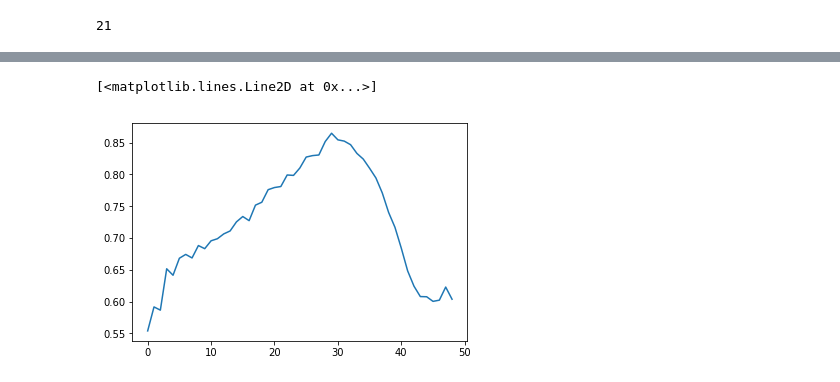
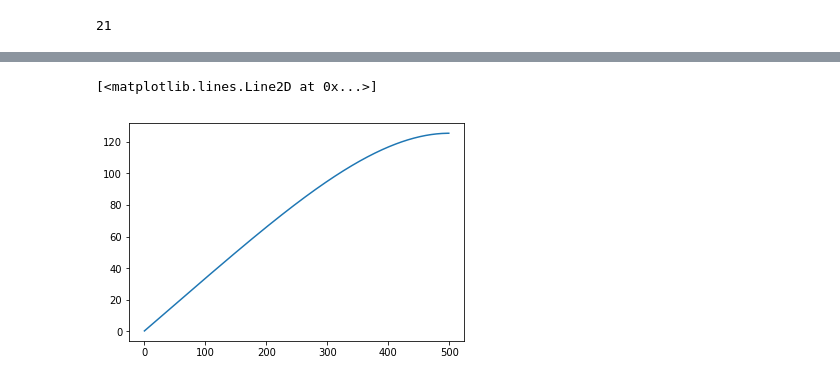
Before and after one commit to WilliamBo/MasterProject, a Jupyter notebook: Master Project/Code/IAF.ipynb, the cells around one changed output, grey strips where cells are left out. Saved outputs shown, nothing was run; the diff lists cells and outputs as text; code cells hidden in the pictures.

```diff
--- a/Master Project/Code/IAF.ipynb
+++ b/Master Project/Code/IAF.ipynb
@@ -326,0 +369,5 @@ mu = 10 * np.ones(500)/np.sqrt(500)
+# %%
+R = scipy.stats.norm()
+i=0
+dt=500
+R.cdf(np.linalg.norm(np.linalg.pinv(scipy.linalg.sqrtm(rA[i:i+dt,i:i+dt]))@ mu[i:i+dt])/2)
@@ -328,3 +383,9 @@ mu = 10 * np.ones(500)/np.sqrt(500)
 np.linalg.matrix_rank(np.c_[rA,mu])
 # %% [output]
 21
+# %%
+wesh = []
+for delta in range(1,50,1):
+    print(delta)
+    for i in range(n-delta):
+        wesh.append(np.linalg.matrix_rank(np.c_[A[i:i+delta,i:i+delta],mu[i:i+delta]])-np.linalg.matrix_rank(A[i:i+delta,i:i+delta]))
@@ -330,0 +454,8 @@ np.linalg.matrix_rank(np.c_[rA,mu])
+# %%
+U = np.zeros((n,r+1))
+for i in range(r+1):
+    U[:,i] = np.sqrt(2) * np.sin((i+1)*np.pi*t)
+diag = np.array([1/(i+1)**2 for i in range(r+1)])
+diag[-1] = 1e-4
+diag = np.diag(diag)
+A = U @ diag @ U.T
@@ -505,5 +695,8 @@ for dt in range(10,500,10):
+# %%
+xbig = np.linspace(0,1,500)**2
+xsm = np.linspace(0,0.2,100)**2
 # %%
-plt.plot(wesh)
+plt.plot(A @ xbig)
 # %% [output]
 [<matplotlib.lines.Line2D at 0x...>]
-[figure, old version]
+[figure, new version]
```
Also changed, not shown: parts of 69 cells of this notebook, 14 other files.
